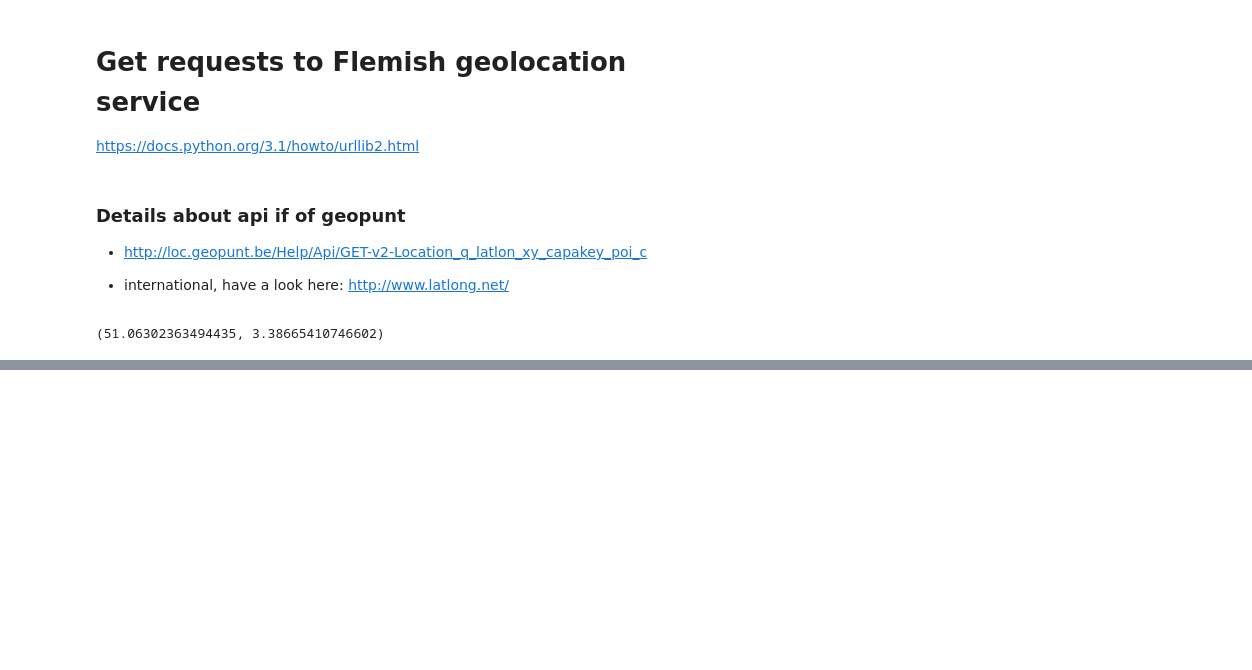
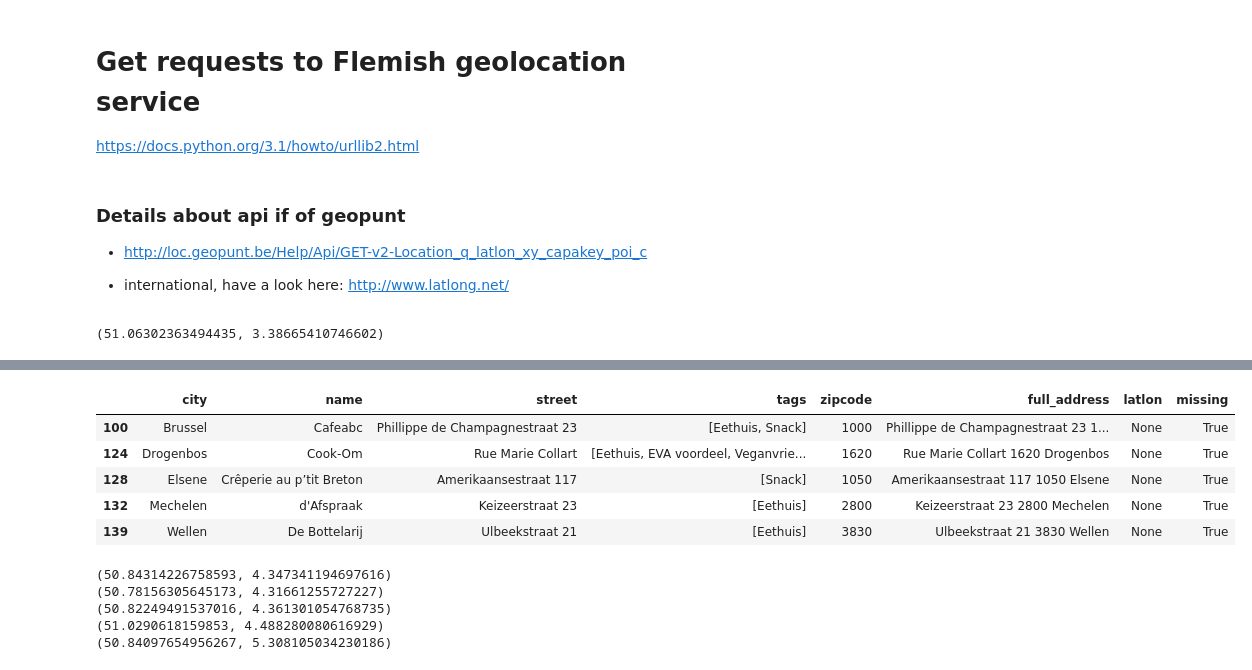
Before and after one commit to drdwitte/data4goodprojects, a Jupyter notebook: EVA/TryCrab.ipynb, the cells around one changed output, grey strips where cells are left out. Cells and saved outputs as stored; diff of their text form; code cells hidden in the pictures; blank space fills up the shorter version.

```diff
--- a/EVA/TryCrab.ipynb
+++ b/EVA/TryCrab.ipynb
@@ -51,0 +152,22 @@ print(latlon_from_address('Ruiselede '))
+# %%
+df_notfound[10:15]
+# %% [output]
+|  | city | name | street | tags | zipcode | full_address | latlon | missing |
+| 100 | Brussel | Cafeabc | Phillippe de Champagnestraat 23 | [Eethuis, Snack] | 1000 | Phillippe de Champagnestraat 23 1... | None | True |
+| 124 | Drogenbos | Cook-Om | Rue Marie Collart | [Eethuis, EVA voordeel, Veganvrie... | 1620 | Rue Marie Collart 1620 Drogenbos | None | True |
+| 128 | Elsene | Crêperie au p’tit Breton | Amerikaansestraat 117 | [Snack] | 1050 | Amerikaansestraat 117 1050 Elsene | None | True |
+| 132 | Mechelen | d'Afspraak | Keizeerstraat 23 | [Eethuis] | 2800 | Keizeerstraat 23 2800 Mechelen | None | True |
+| 139 | Wellen | De Bottelarij | Ulbeekstraat 21 | [Eethuis] | 3830 | Ulbeekstraat 21 3830 Wellen | None | True |
+# %%
+# spelfout, fr/nl, fr/nl, spelfout, postcode
+print(latlon_from_address('Philippe de Champagnestraat 23 1000 Brussel'))
+print(latlon_from_address('Marie Collartstraat 1620 Drogenbos'))
+print(latlon_from_address('Rue Américaine 117 1050 Elsene'))
+print(latlon_from_address('Keizerstraat 23 2800 Mechelen'))
+print(latlon_from_address('Ulbeekstraat 21 3832 Wellen'))
+# %% [output]
+(50.84314226758593, 4.347341194697616)
+(50.78156305645173, 4.31661255727227)
+(50.82249491537016, 4.361301054768735)
+(51.0290618159853, 4.488280080616929)
+(50.84097654956267, 5.308105034230186)
```
Also changed, not shown: parts of 22 cells of this notebook.
